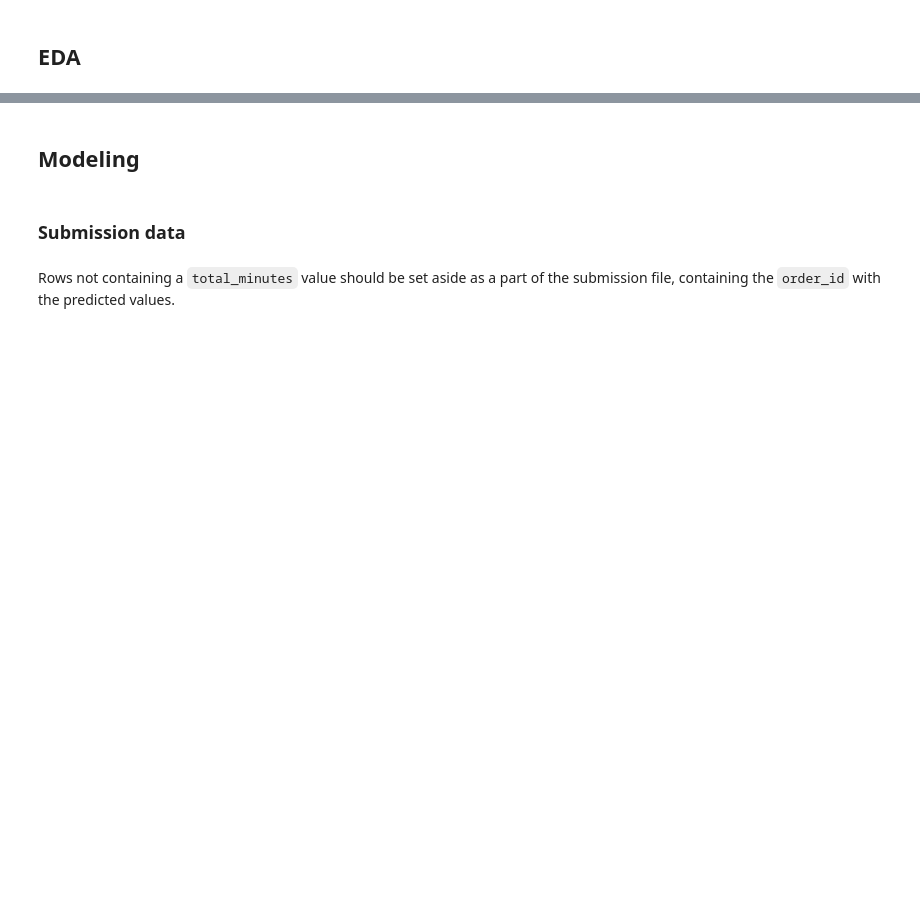
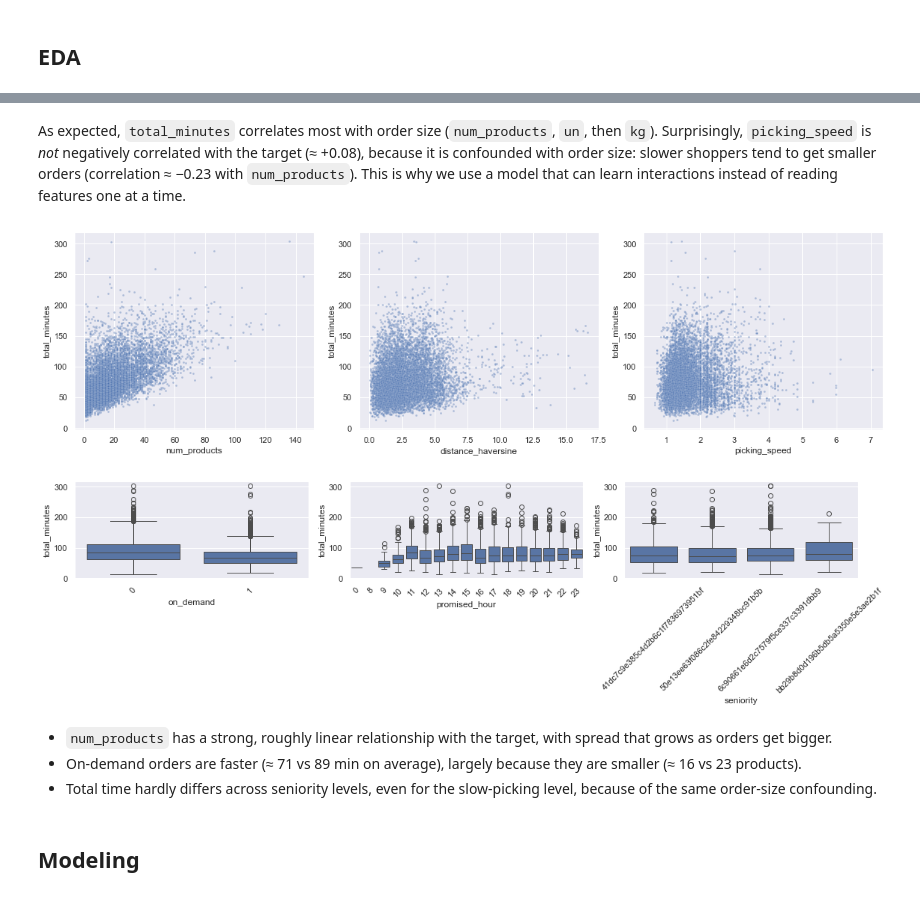
Before and after one commit to rodferro/shopper-time-prediction, a Jupyter notebook: case-ml.ipynb, the cells around one changed output, grey strips where cells are left out. Cells and saved outputs as stored; diff of their text form; code cells hidden in the pictures; blank space fills up the shorter version.

```diff
--- a/case-ml.ipynb
+++ b/case-ml.ipynb
@@ -382,2 +279,0 @@ Most of the distributions are heavy-tailed. We can see that we only have orders
-# %%
-df = df.drop('promised_weekofyear', axis=1)
@@ -450,6 +288,25 @@ for f in cat_feats:
+# %% [markdown]
+As expected, `total_minutes` correlates most with order size (`num_products`, `un`, then `kg`). Surprisingly,
+`picking_speed` is *not* negatively correlated with the target (≈ +0.08), because it is confounded with order size:
+slower shoppers tend to get smaller orders (correlation ≈ −0.23 with `num_products`). This is why we use a model that
+can learn interactions instead of reading features one at a time.
+# %%
+fig, axes = plt.subplots(1, 3, figsize=(16, 4.5))
+for ax, col in zip(axes, ['num_products', 'distance_haversine', 'picking_speed']):
+    sns.scatterplot(x=col, y='total_minutes', data=df, s=8, alpha=0.4, ax=ax)
+plt.tight_layout(); plt.show()
+
+fig, axes = plt.subplots(1, 3, figsize=(16, 4.5))
+for ax, col in zip(axes, ['on_demand', 'promised_hour', 'seniority']):
+    sns.boxplot(x=col, y='total_minutes', data=df, ax=ax)
+    ax.tick_params(axis='x', rotation=45)
+plt.tight_layout(); plt.show()
+# %% [output]
+[figure, added]
+[figure, added]
+# %% [markdown]
+- `num_products` has a strong, roughly linear relationship with the target, with spread that grows as orders get bigger.
+- On-demand orders are faster (≈ 71 vs 89 min on average), largely because they are smaller (≈ 16 vs 23 products).
+- Total time hardly differs across seniority levels, even for the slow-picking level, because of the same order-size confounding.
 # %% [markdown]
 ## Modeling
-# %% [markdown]
-### Submission data
-# %% [markdown]
-Rows not containing a `total_minutes` value should be set aside as a part of the submission file, containing the `order_id` with the predicted values.
```
Also changed, not shown: parts of 148 cells of this notebook, 25 other files.
